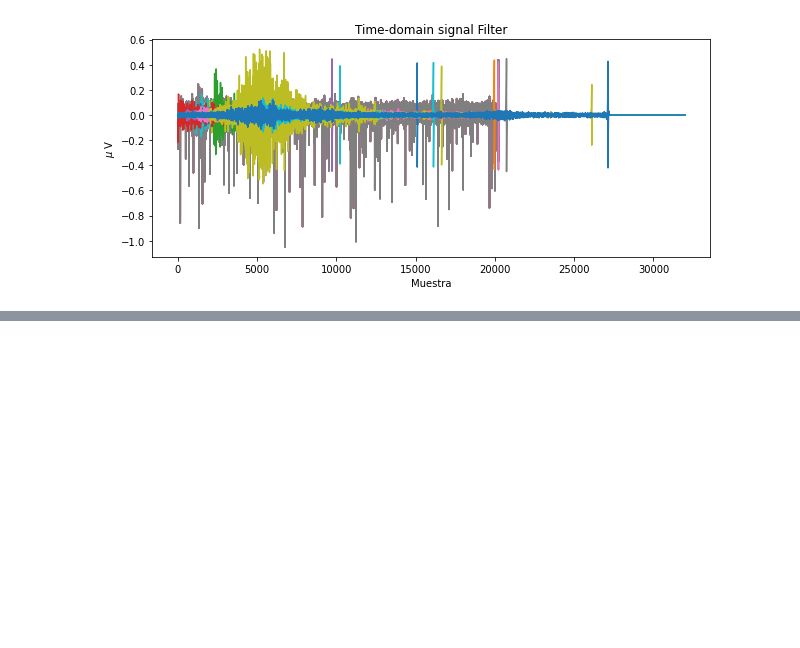
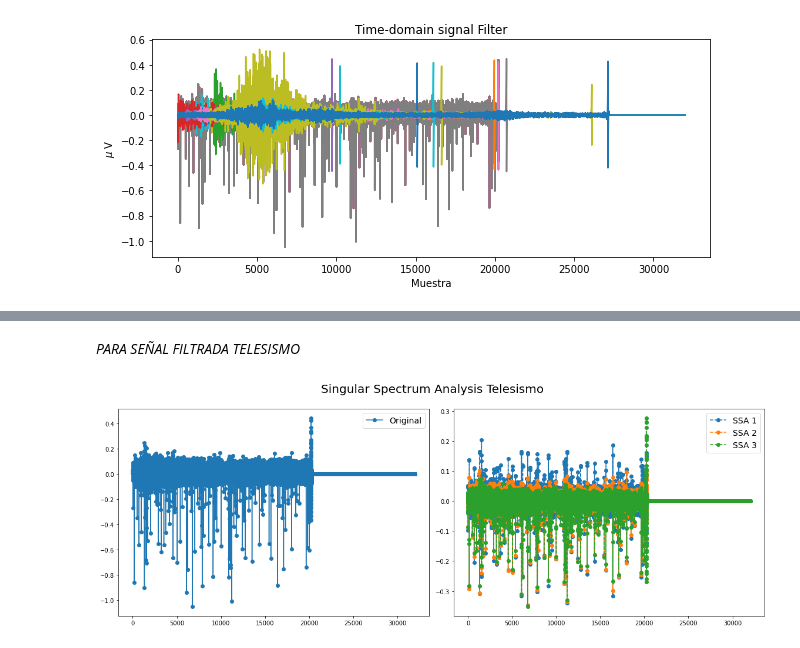
Before and after one commit to StivenVelasquez/Analisis-Multivariado-de-Seniales-Sismograficas, a Jupyter notebook: Mini_proyecto_1_Análisis_Multivariado_de_Señales_Sismográficas.ipynb, the cells around one changed output, grey strips where cells are left out. Drawn from its saved outputs; the diff is of its cells as text; code cells hidden in the pictures; blank space fills up the shorter version.

```diff
--- a/Mini_proyecto_1_Análisis_Multivariado_de_Señales_Sismográficas.ipynb
+++ b/Mini_proyecto_1_Análisis_Multivariado_de_Señales_Sismográficas.ipynb
@@ -315,0 +354,6 @@ plt.show()
+# %% [markdown]
+*PARA SEÑAL FILTRADA TELESISMO*
+# %%
+decompose_time_series(Y_filt_telesismo, 'Singular Spectrum Analysis Telesismo')
+# %% [output]
+[figure, added]
```
Also changed, not shown: parts of 6 cells of this notebook.
